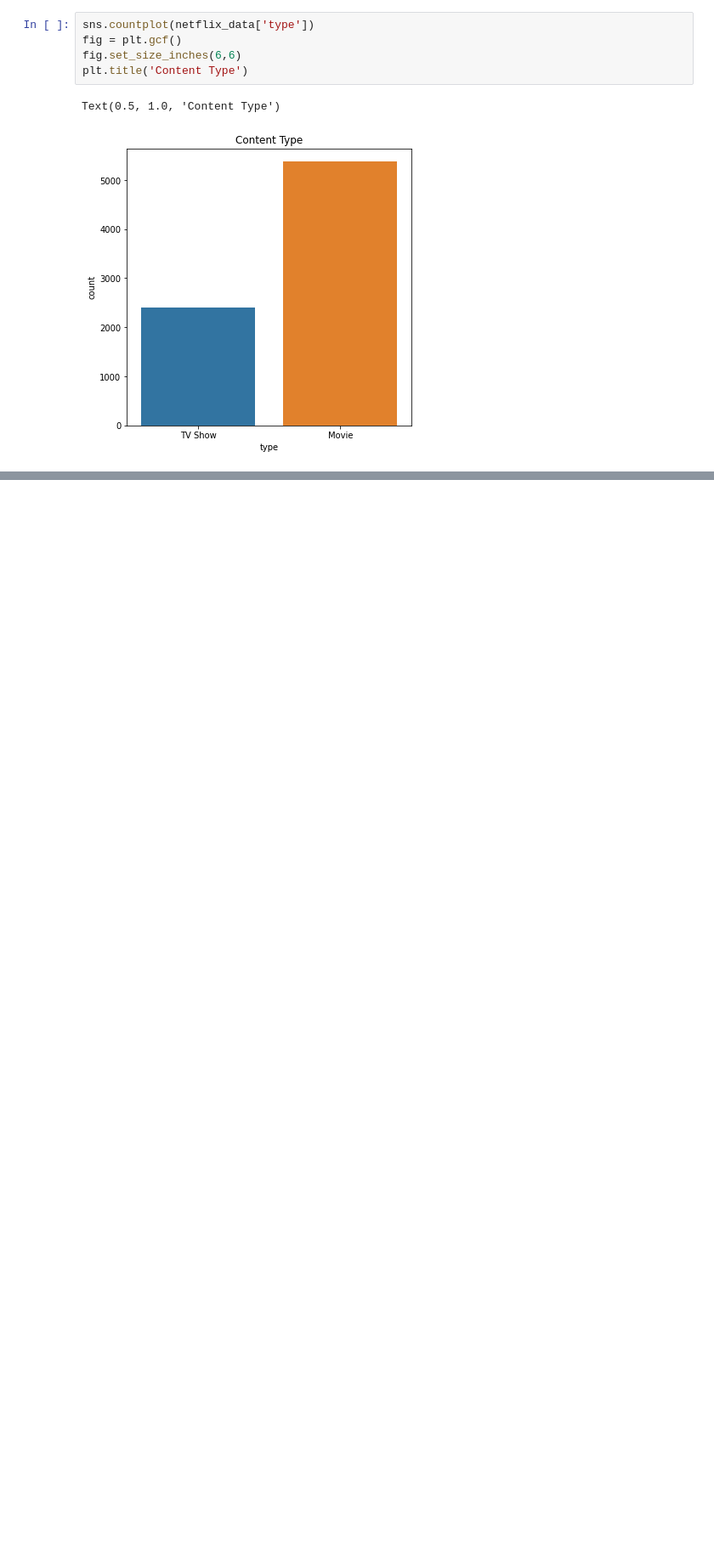
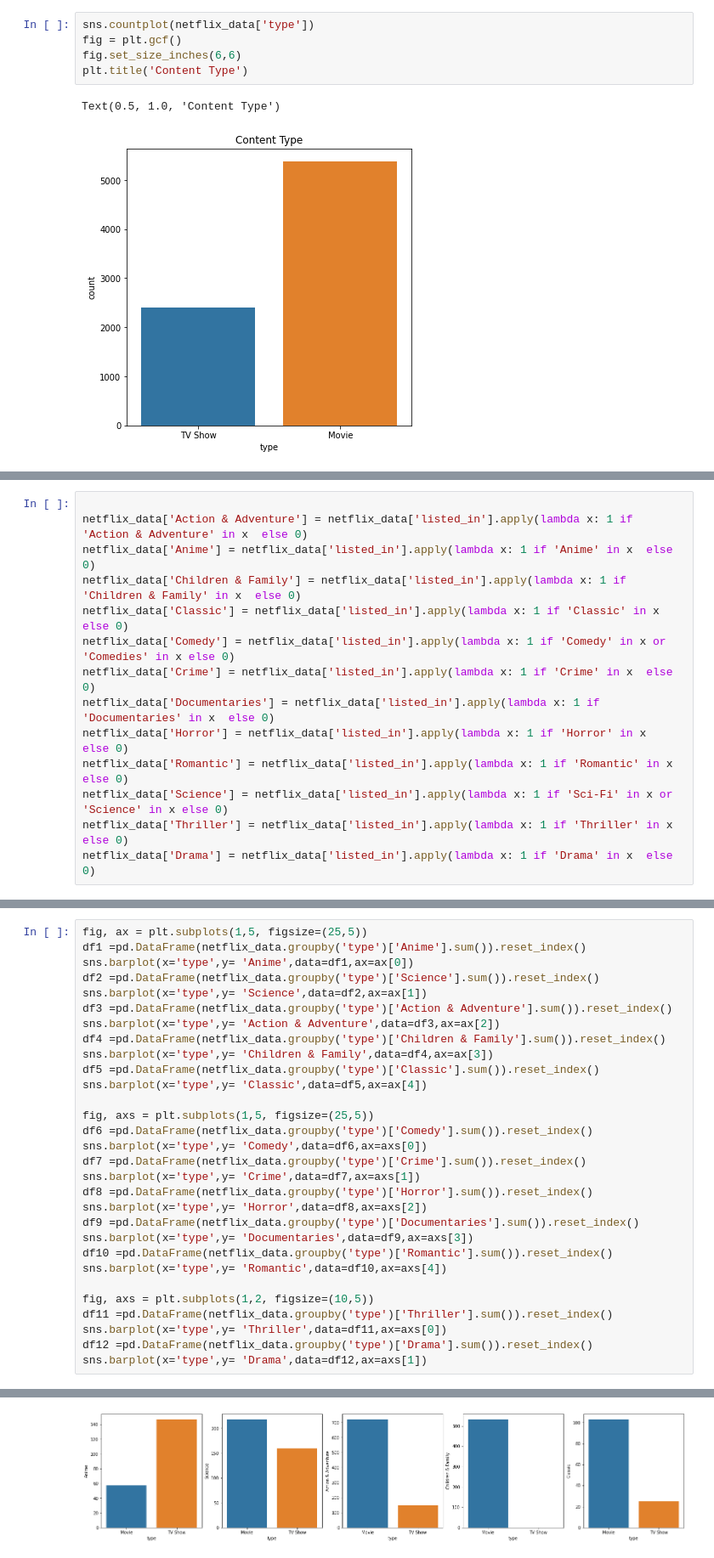
Before and after one commit to SAKSHIDHYANI/Netflix-Movies-and-Tv-Shows-Clustering, a Jupyter notebook: NETFLIX_MOVIES_AND_TV_SHOWS_CLUSTERING.ipynb, the cells around one changed output, grey strips where cells are left out. Shown at 85% size. Cells and saved outputs as stored; diff of their text form; blank space fills up the shorter version.

```diff
--- a/NETFLIX_MOVIES_AND_TV_SHOWS_CLUSTERING.ipynb
+++ b/NETFLIX_MOVIES_AND_TV_SHOWS_CLUSTERING.ipynb
@@ -285,0 +320,14 @@ plt.show()
+# %%
+
+netflix_data['Action & Adventure'] = netflix_data['listed_in'].apply(lambda x: 1 if 'Action & Adventure' in x  else 0)
+netflix_data['Anime'] = netflix_data['listed_in'].apply(lambda x: 1 if 'Anime' in x  else 0)
+netflix_data['Children & Family'] = netflix_data['listed_in'].apply(lambda x: 1 if 'Children & Family' in x  else 0)
+netflix_data['Classic'] = netflix_data['listed_in'].apply(lambda x: 1 if 'Classic' in x  else 0)
+netflix_data['Comedy'] = netflix_data['listed_in'].apply(lambda x: 1 if 'Comedy' in x or 'Comedies' in x else 0)
+netflix_data['Crime'] = netflix_data['listed_in'].apply(lambda x: 1 if 'Crime' in x  else 0)
+netflix_data['Documentaries'] = netflix_data['listed_in'].apply(lambda x: 1 if 'Documentaries' in x  else 0)
+netflix_data['Horror'] = netflix_data['listed_in'].apply(lambda x: 1 if 'Horror' in x  else 0)
+netflix_data['Romantic'] = netflix_data['listed_in'].apply(lambda x: 1 if 'Romantic' in x  else 0)
+netflix_data['Science'] = netflix_data['listed_in'].apply(lambda x: 1 if 'Sci-Fi' in x or 'Science' in x else 0)
+netflix_data['Thriller'] = netflix_data['listed_in'].apply(lambda x: 1 if 'Thriller' in x  else 0)
+netflix_data['Drama'] = netflix_data['listed_in'].apply(lambda x: 1 if 'Drama' in x  else 0)
@@ -285,0 +374,31 @@ plt.show()
+# %%
+fig, ax = plt.subplots(1,5, figsize=(25,5))
+df1 =pd.DataFrame(netflix_data.groupby('type')['Anime'].sum()).reset_index()
+sns.barplot(x='type',y= 'Anime',data=df1,ax=ax[0])
+df2 =pd.DataFrame(netflix_data.groupby('type')['Science'].sum()).reset_index()
+sns.barplot(x='type',y= 'Science',data=df2,ax=ax[1])
+df3 =pd.DataFrame(netflix_data.groupby('type')['Action & Adventure'].sum()).reset_index()
+sns.barplot(x='type',y= 'Action & Adventure',data=df3,ax=ax[2])
+df4 =pd.DataFrame(netflix_data.groupby('type')['Children & Family'].sum()).reset_index()
+sns.barplot(x='type',y= 'Children & Family',data=df4,ax=ax[3])
+df5 =pd.DataFrame(netflix_data.groupby('type')['Classic'].sum()).reset_index()
+sns.barplot(x='type',y= 'Classic',data=df5,ax=ax[4])
+
+fig, axs = plt.subplots(1,5, figsize=(25,5))
+df6 =pd.DataFrame(netflix_data.groupby('type')['Comedy'].sum()).reset_index()
+sns.barplot(x='type',y= 'Comedy',data=df6,ax=axs[0])
+df7 =pd.DataFrame(netflix_data.groupby('type')['Crime'].sum()).reset_index()
+sns.barplot(x='type',y= 'Crime',data=df7,ax=axs[1])
+df8 =pd.DataFrame(netflix_data.groupby('type')['Horror'].sum()).reset_index()
+sns.barplot(x='type',y= 'Horror',data=df8,ax=axs[2])
+df9 =pd.DataFrame(netflix_data.groupby('type')['Documentaries'].sum()).reset_index()
+sns.barplot(x='type',y= 'Documentaries',data=df9,ax=axs[3])
+df10 =pd.DataFrame(netflix_data.groupby('type')['Romantic'].sum()).reset_index()
+sns.barplot(x='type',y= 'Romantic',data=df10,ax=axs[4])
+
+fig, axs = plt.subplots(1,2, figsize=(10,5))
+df11 =pd.DataFrame(netflix_data.groupby('type')['Thriller'].sum()).reset_index()
+sns.barplot(x='type',y= 'Thriller',data=df11,ax=axs[0])
+df12 =pd.DataFrame(netflix_data.groupby('type')['Drama'].sum()).reset_index()
+sns.barplot(x='type',y= 'Drama',data=df12,ax=axs[1])
+# %% [output]
@@ -285,0 +406 @@ plt.show()
+[figure, added]
```
Also changed, not shown: parts of 21 cells of this notebook.
